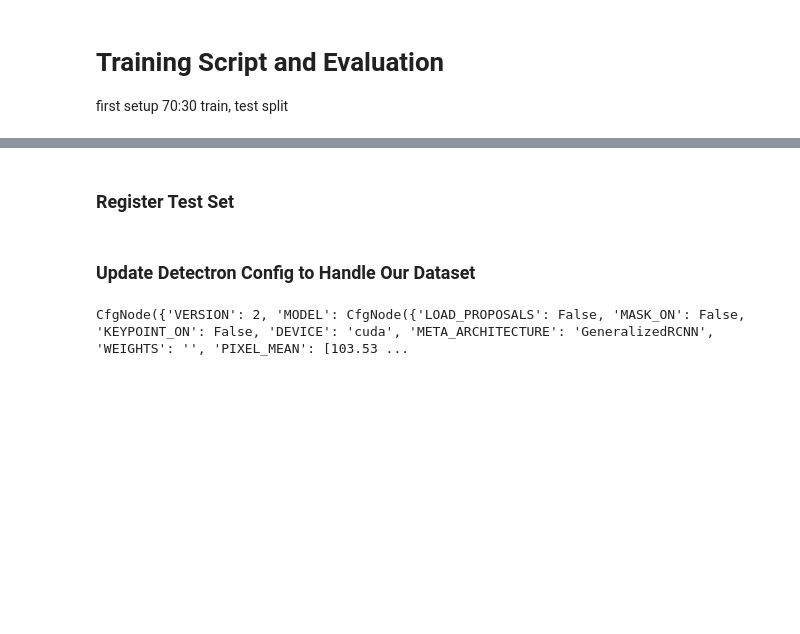
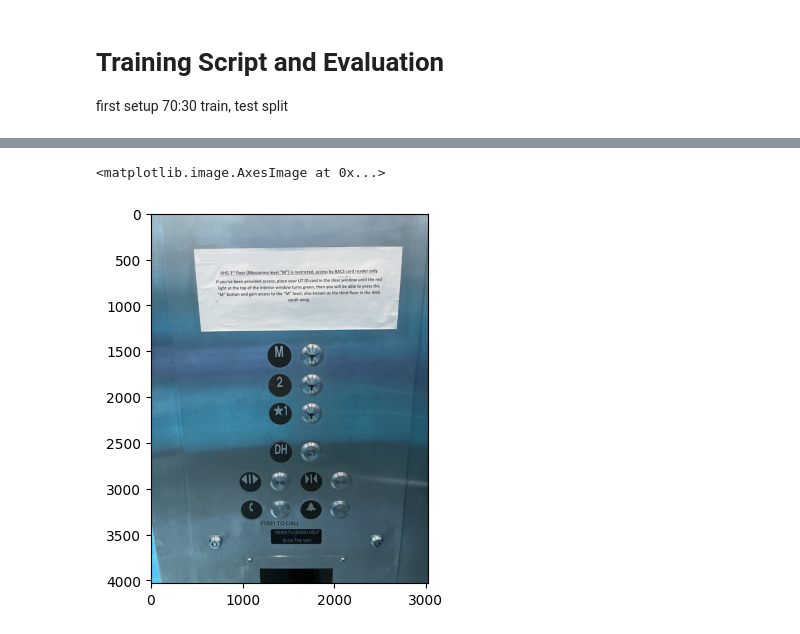
Before and after one commit to abhinavchadaga/fri_II_project, a Jupyter notebook: train_model.ipynb, the cells around one changed output, grey strips where cells are left out. Drawn from its saved outputs; the diff is of its cells as text; code cells hidden in the pictures; blank space fills up the shorter version.

```diff
--- a/train_model.ipynb
+++ b/train_model.ipynb
@@ -78,2 +4,0 @@ train_set: List[dict] = DatasetCatalog.get("train")
-# %% [markdown]
-### Register Test Set
@@ -84,10 +4,0 @@ test_set: List[dict] = DatasetCatalog.get("test")
-# %% [markdown]
-### Update Detectron Config to Handle Our Dataset
-# %%
-from detectron2.config import get_cfg
-
-cfg = get_cfg()
-cfg.DATASETS.TRAIN = train_set
-cfg.DATASETS.TEST = test_set
-# %% [output]
-CfgNode({'VERSION': 2, 'MODEL': CfgNode({'LOAD_PROPOSALS': False, 'MASK_ON': False, 'KEYPOINT_ON': False, 'DEVICE': 'cuda', 'META_ARCHITECTURE': 'GeneralizedRCNN', 'WEIGHTS': '', 'PIXEL_MEAN': [103.53 ...
@@ -93,0 +28,11 @@ CfgNode({'VERSION': 2, 'MODEL': CfgNode({'LOAD_PROPOSALS': False, 'MASK_ON': Fal
+# %%
+import cv2
+import matplotlib.pyplot as plt
+%matplotlib inline
+
+
+img = cv2.imread("/home/abhinavchadaga/CS/fri_II/data/building_images/ahg/ahg_9.JPG")
+plt.imshow(img)
+# %% [output]
+<matplotlib.image.AxesImage at 0x...>
+[figure, added]
```
Also changed, not shown: parts of 12 cells of this notebook, 4 other files.
